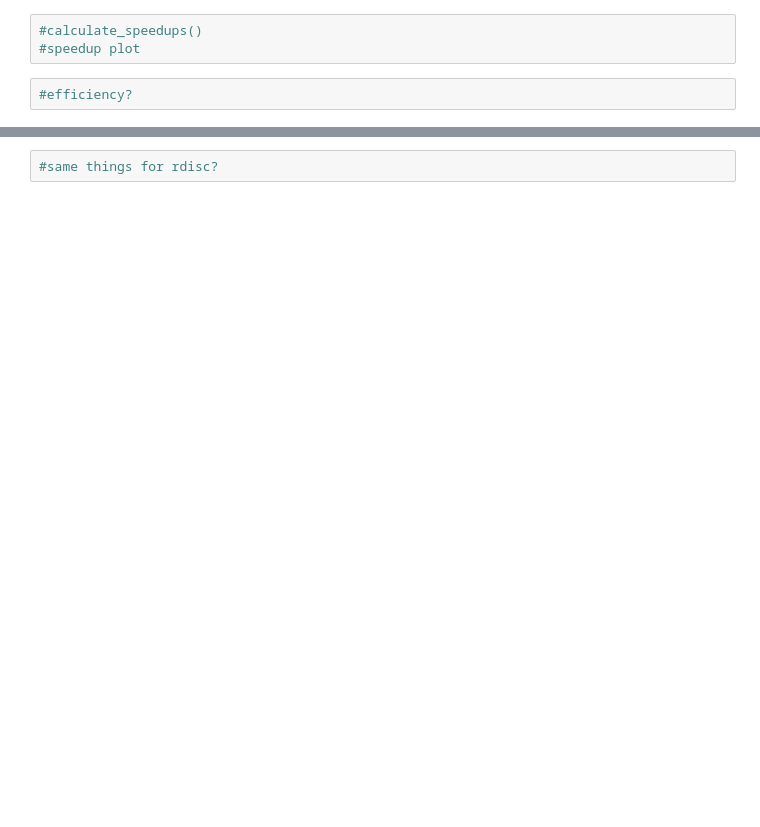
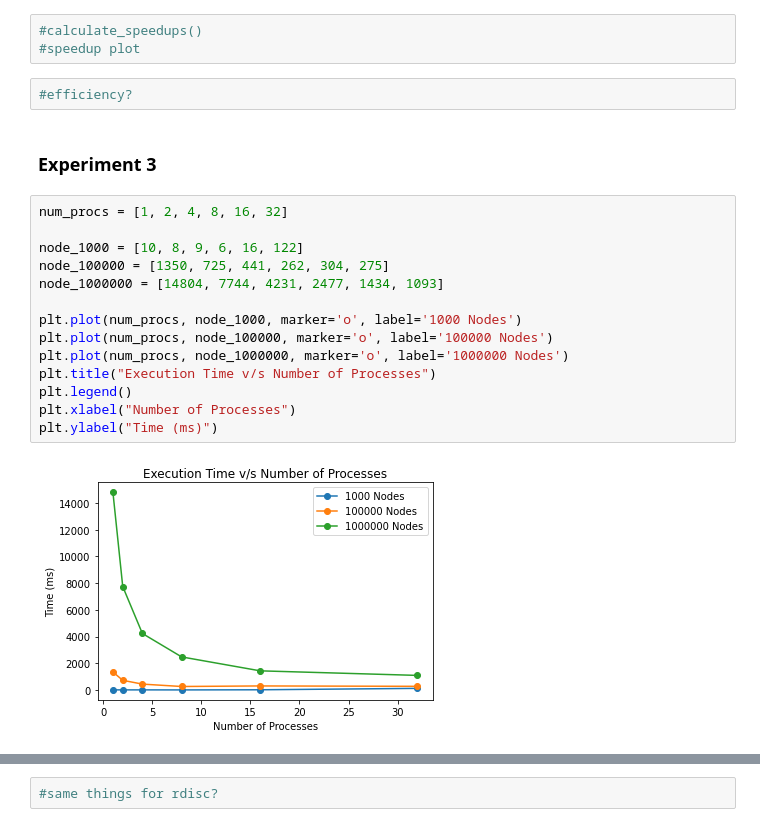
Before and after one commit to minghui-liu/parallel_astar, a Jupyter notebook: plots.ipynb, the cells around one changed output, grey strips where cells are left out. Cells and saved outputs as stored; diff of their text form; blank space fills up the shorter version.

```diff
--- a/plots.ipynb
+++ b/plots.ipynb
@@ -33,3 +38,21 @@ Text(0, 0.5, 'Time (ms)')
 #speedup plot
 # %%
 #efficiency?
+# %% [markdown]
+### Experiment 3
+# %%
+num_procs = [1, 2, 4, 8, 16, 32]
+
+node_1000 = [10, 8, 9, 6, 16, 122]
+node_100000 = [1350, 725, 441, 262, 304, 275]
+node_1000000 = [14804, 7744, 4231, 2477, 1434, 1093]
+
+plt.plot(num_procs, node_1000, marker='o', label='1000 Nodes')
+plt.plot(num_procs, node_100000, marker='o', label='100000 Nodes')
+plt.plot(num_procs, node_1000000, marker='o', label='1000000 Nodes')
+plt.title("Execution Time v/s Number of Processes")
+plt.legend()
+plt.xlabel("Number of Processes")
+plt.ylabel("Time (ms)")
+# %% [output]
+[figure, added]
```
Also changed, not shown: parts of 8 cells of this notebook.
